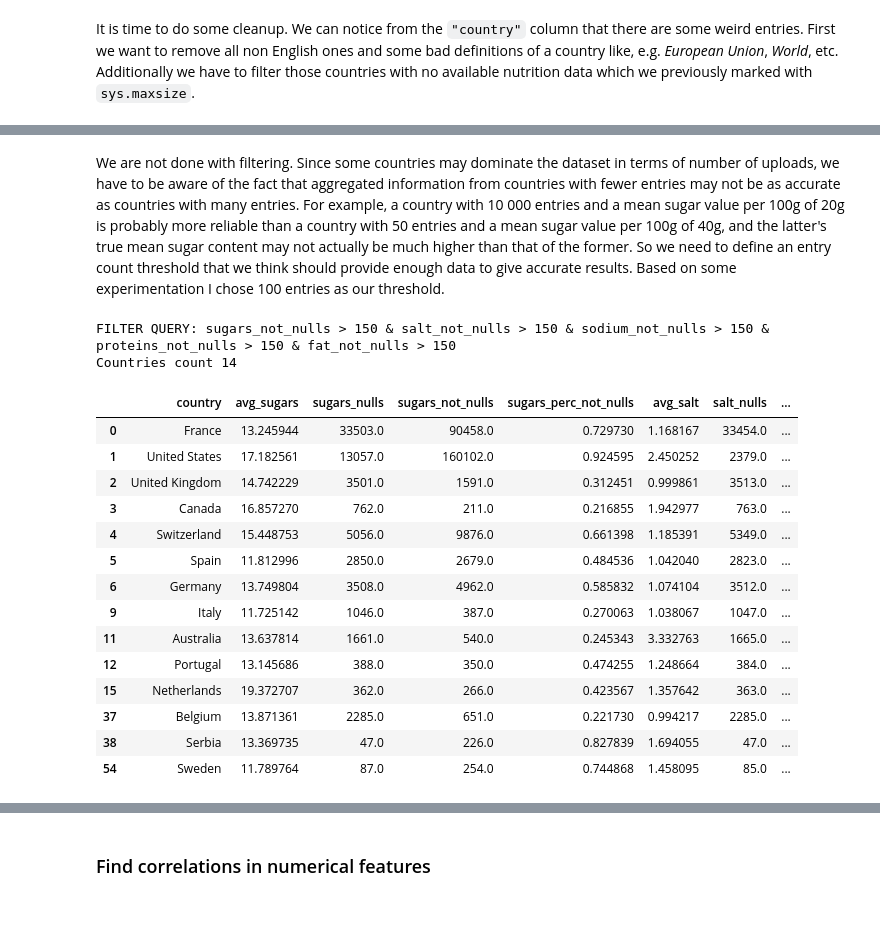
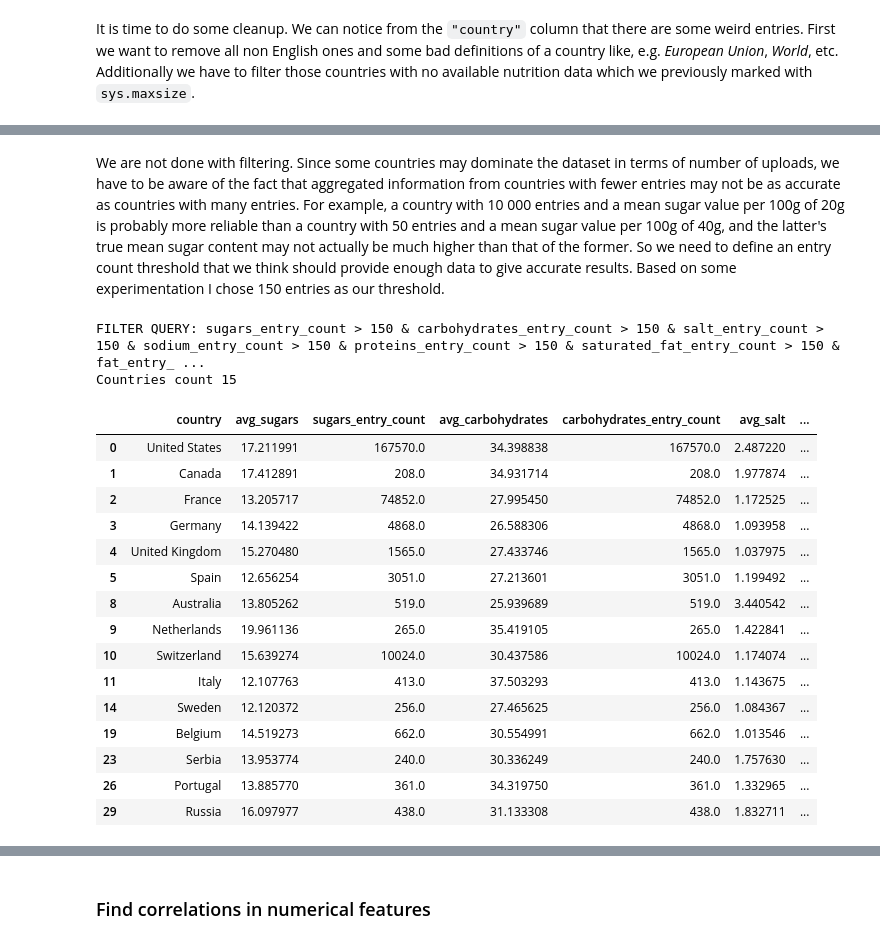
Before and after one commit to powerslider/ai_softuni, a Jupyter notebook: 02_Data_Science/Exam/EDA-Nutrient-Content-Consumption.ipynb, the cells around one changed output, grey strips where cells are left out. Drawn from its saved outputs; the diff is of its cells as text; code cells hidden in the pictures; blank space fills up the shorter version.

Commit message:
Added a lot of data cleanup steps

```diff
--- a/02_Data_Science/Exam/EDA-Nutrient-Content-Consumption.ipynb
+++ b/02_Data_Science/Exam/EDA-Nutrient-Content-Consumption.ipynb
@@ -55,0 +158,7 @@ list(food_facts.columns)
+# %%
+def remove_outliers(dataset, col_name):
+    return dataset[np.abs(dataset[col_name] - dataset[col_name].mean()) <= (3 * dataset[col_name].std())]
+
+food_facts = apply_nutrients(food_facts, remove_outliers)
+apply_nutrients(food_facts, draw_boxplots_per_nutrient)
+food_facts.shape
@@ -57,17 +185,15 @@ list(food_facts.columns)
 First we need to return mean values as well as number of values. Not all countries have nutrition data (some may have very few entries and there may not be any entries for the nutrient in question) so we set those mean values to `sys.maxsize` so that they can be filtered out later.
 # %%
 def get_nutrient_info(dataset, country, nutrient):
-    country_df = dataset[(dataset['countries_en'] == country)][f'{nutrient}_100g']
-    num_null = len(country_df[country_df.isnull()])
+    col_name = f'{nutrient}_100g'
+    country_df = dataset[(dataset['countries_en'] == country)][col_name]
     nutrient_list = list(country_df[country_df.notnull()])
-    num_not_null = len(nutrient_list)
-
-    perc_not_null = num_not_null / (num_not_null + num_null)
+    entry_count = len(nutrient_list)
 
     if len(nutrient_list) == 0:
         nutrient_mean = sys.maxsize
     else:
         nutrient_mean = np.mean(nutrient_list)
 
-    return nutrient_mean, num_null, num_not_null, perc_not_null
+    return nutrient_mean, entry_count
 # %% [markdown]
@@ -115,5 +236,3 @@ Now we need to specify which nutrients we want to measure:
-# %%
-MEASURED_NUTRIENTS = ['sugars', 'salt', 'sodium', 'proteins', 'fat']
 # %% [markdown]
 Next we need a function to associate country names with their nutrient consumption per 100g. We will extract average nutrient values per country as well as how many relevent entries have been made by users:
 # %%
@@ -158,12 +271,9 @@ Next step is to build a Pandas Dataframe with named features and our aggregated
 # %%
-# Create feature names before transforming from dictionary to dataframe
 def create_dataframe_with_features(nutrient_dict, nutrients=MEASURED_NUTRIENTS):
     df_columns = []
     for nutrient in nutrients:
         df_columns = df_columns + [f'avg_{nutrient}',
-                                   f'{nutrient}_nulls',
-                                   f'{nutrient}_not_nulls',
-                                   f'{nutrient}_perc_not_nulls']
+                                   f'{nutrient}_entry_count']
 
     # Transform the dictionary into a dataframe and display
     nutrient_df = pd.DataFrame.from_dict(nutrient_dict).T
@@ -236,32 +346,33 @@ Countries count: 84
 # %% [markdown]
-We are not done with filtering. Since some countries may dominate the dataset in terms of number of uploads, we have to be aware of the fact that aggregated information from countries with fewer entries may not be as accurate as countries with many entries. For example, a country with 10 000 entries and a mean sugar value per 100g of 20g is probably more reliable than a country with 50 entries and a mean sugar value per 100g of 40g, and the latter's true mean sugar content may not actually be much higher than that of the former. So we need to define an entry count threshold that we think should provide enough data to give accurate results. Based on some experimentation I chose 100 entries as our threshold.
+We are not done with filtering. Since some countries may dominate the dataset in terms of number of uploads, we have to be aware of the fact that aggregated information from countries with fewer entries may not be as accurate as countries with many entries. For example, a country with 10 000 entries and a mean sugar value per 100g of 20g is probably more reliable than a country with 50 entries and a mean sugar value per 100g of 40g, and the latter's true mean sugar content may not actually be much higher than that of the former. So we need to define an entry count threshold that we think should provide enough data to give accurate results. Based on some experimentation I chose 150 entries as our threshold.
 # %%
 def filter_above_nutrient_entry_count_threshold(dataset, entry_count_threshold, nutrients=MEASURED_NUTRIENTS):
-    filter_query = ' & '.join([f'{nutrient}_not_nulls > {entry_count_threshold}' for nutrient in nutrients])
+    filter_query = ' & '.join([f'{nutrient}_entry_count > {entry_count_threshold}' for nutrient in nutrients])
     print(f'FILTER QUERY: {filter_query}')
     return dataset.query(filter_query)
 
 filtered_nutrient_df = filter_above_nutrient_entry_count_threshold(cleaned_nutrient_df, 150)
 print(f'Countries count {len(filtered_nutrient_df)}')
 filtered_nutrient_df
 # %% [output]
-FILTER QUERY: sugars_not_nulls > 150 & salt_not_nulls > 150 & sodium_not_nulls > 150 & proteins_not_nulls > 150 & fat_not_nulls > 150
-Countries count 14
+FILTER QUERY: sugars_entry_count > 150 & carbohydrates_entry_count > 150 & salt_entry_count > 150 & sodium_entry_count > 150 & proteins_entry_count > 150 & saturated_fat_entry_count > 150 & fat_entry_ ...
+Countries count 15
-|  | country | avg_sugars | sugars_nulls | sugars_not_nulls | sugars_perc_not_nulls | avg_salt | salt_nulls | ... |
-| 0 | France | 13.245944 | 33503.0 | 90458.0 | 0.729730 | 1.168167 | 33454.0 | ... |
-| 1 | United States | 17.182561 | 13057.0 | 160102.0 | 0.924595 | 2.450252 | 2379.0 | ... |
-| 2 | United Kingdom | 14.742229 | 3501.0 | 1591.0 | 0.312451 | 0.999861 | 3513.0 | ... |
-| 3 | Canada | 16.857270 | 762.0 | 211.0 | 0.216855 | 1.942977 | 763.0 | ... |
-| 4 | Switzerland | 15.448753 | 5056.0 | 9876.0 | 0.661398 | 1.185391 | 5349.0 | ... |
-| 5 | Spain | 11.812996 | 2850.0 | 2679.0 | 0.484536 | 1.042040 | 2823.0 | ... |
-| 6 | Germany | 13.749804 | 3508.0 | 4962.0 | 0.585832 | 1.074104 | 3512.0 | ... |
-| 9 | Italy | 11.725142 | 1046.0 | 387.0 | 0.270063 | 1.038067 | 1047.0 | ... |
-| 11 | Australia | 13.637814 | 1661.0 | 540.0 | 0.245343 | 3.332763 | 1665.0 | ... |
-| 12 | Portugal | 13.145686 | 388.0 | 350.0 | 0.474255 | 1.248664 | 384.0 | ... |
-| 15 | Netherlands | 19.372707 | 362.0 | 266.0 | 0.423567 | 1.357642 | 363.0 | ... |
-| 37 | Belgium | 13.871361 | 2285.0 | 651.0 | 0.221730 | 0.994217 | 2285.0 | ... |
-| 38 | Serbia | 13.369735 | 47.0 | 226.0 | 0.827839 | 1.694055 | 47.0 | ... |
-| 54 | Sweden | 11.789764 | 87.0 | 254.0 | 0.744868 | 1.458095 | 85.0 | ... |
+|  | country | avg_sugars | sugars_entry_count | avg_carbohydrates | carbohydrates_entry_count | avg_salt | ... |
+| 0 | United States | 17.211991 | 167570.0 | 34.398838 | 167570.0 | 2.487220 | ... |
+| 1 | Canada | 17.412891 | 208.0 | 34.931714 | 208.0 | 1.977874 | ... |
+| 2 | France | 13.205717 | 74852.0 | 27.995450 | 74852.0 | 1.172525 | ... |
+| 3 | Germany | 14.139422 | 4868.0 | 26.588306 | 4868.0 | 1.093958 | ... |
+| 4 | United Kingdom | 15.270480 | 1565.0 | 27.433746 | 1565.0 | 1.037975 | ... |
+| 5 | Spain | 12.656254 | 3051.0 | 27.213601 | 3051.0 | 1.199492 | ... |
+| 8 | Australia | 13.805262 | 519.0 | 25.939689 | 519.0 | 3.440542 | ... |
+| 9 | Netherlands | 19.961136 | 265.0 | 35.419105 | 265.0 | 1.422841 | ... |
+| 10 | Switzerland | 15.639274 | 10024.0 | 30.437586 | 10024.0 | 1.174074 | ... |
+| 11 | Italy | 12.107763 | 413.0 | 37.503293 | 413.0 | 1.143675 | ... |
+| 14 | Sweden | 12.120372 | 256.0 | 27.465625 | 256.0 | 1.084367 | ... |
+| 19 | Belgium | 14.519273 | 662.0 | 30.554991 | 662.0 | 1.013546 | ... |
+| 23 | Serbia | 13.953774 | 240.0 | 30.336249 | 240.0 | 1.757630 | ... |
+| 26 | Portugal | 13.885770 | 361.0 | 34.319750 | 361.0 | 1.332965 | ... |
+| 29 | Russia | 16.097977 | 438.0 | 31.133308 | 438.0 | 1.832711 | ... |
 # %%
 def plot_nutrient_consumption_per_country(dataset, nutrient):
     x_pos = np.arange(len(dataset.country))
```
Also changed, not shown: parts of 33 cells of this notebook.
